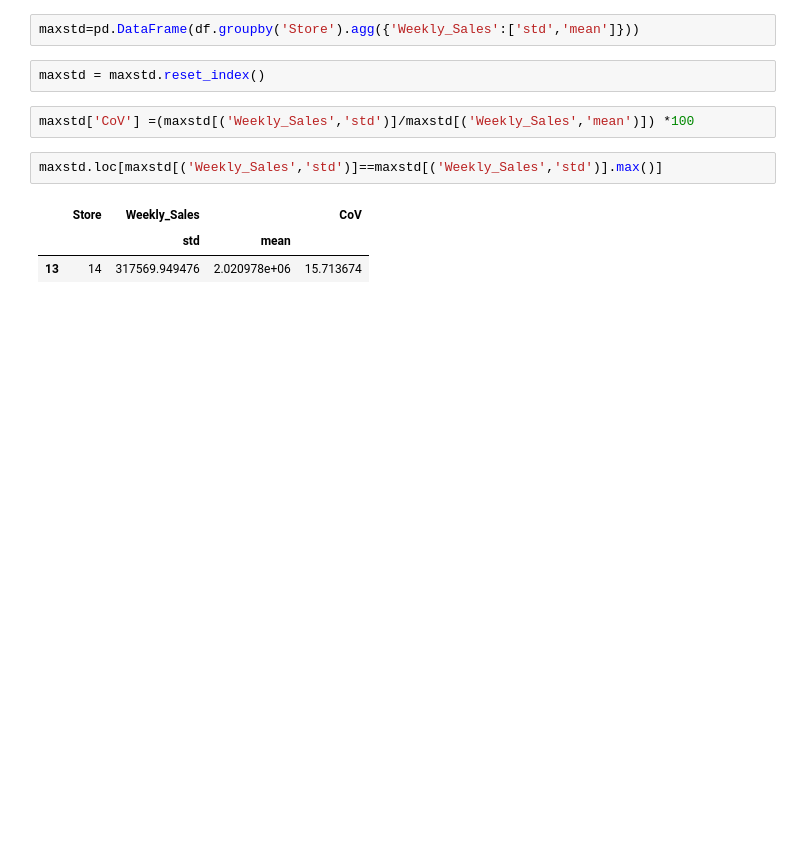
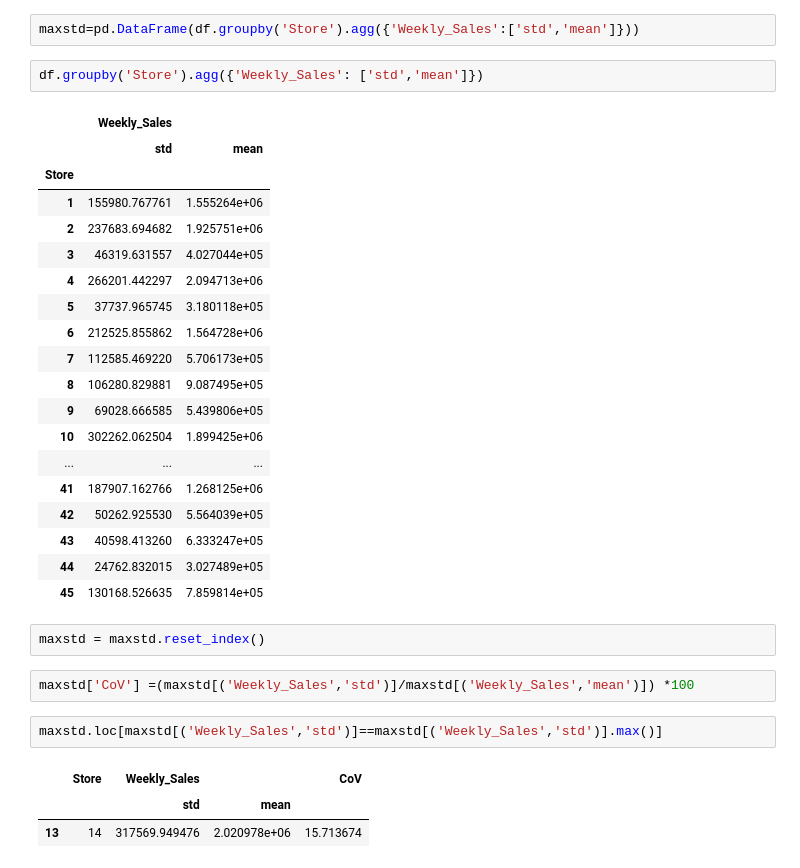
Before and after one commit to nehawakade/DataMiningApplications, a Jupyter notebook: Week1Assignment/Assignment_1_Walmart_Store_sales.ipynb, the cells around one changed output. Saved outputs shown, nothing was run; the diff lists cells and outputs as text; blank space fills up the shorter version.

```diff
--- a/Week1Assignment/Assignment_1_Walmart_Store_sales.ipynb
+++ b/Week1Assignment/Assignment_1_Walmart_Store_sales.ipynb
@@ -102,5 +96,27 @@ Timestamp('2012-10-26 00:00:00')
 # %%
 maxstd=pd.DataFrame(df.groupby('Store').agg({'Weekly_Sales':['std','mean']}))
+# %%
+df.groupby('Store').agg({'Weekly_Sales': ['std','mean']})
+# %% [output]
+|  | Weekly_Sales |  |
+|  | std | mean |
+| Store |  |  |
+| 1 | 155980.767761 | 1.555264e+06 |
+| 2 | 237683.694682 | 1.925751e+06 |
+| 3 | 46319.631557 | 4.027044e+05 |
+| 4 | 266201.442297 | 2.094713e+06 |
+| 5 | 37737.965745 | 3.180118e+05 |
+| 6 | 212525.855862 | 1.564728e+06 |
+| 7 | 112585.469220 | 5.706173e+05 |
+| 8 | 106280.829881 | 9.087495e+05 |
+| 9 | 69028.666585 | 5.439806e+05 |
+| 10 | 302262.062504 | 1.899425e+06 |
+| ... | ... | ... |
+| 41 | 187907.162766 | 1.268125e+06 |
+| 42 | 50262.925530 | 5.564039e+05 |
+| 43 | 40598.413260 | 6.333247e+05 |
+| 44 | 24762.832015 | 3.027489e+05 |
+| 45 | 130168.526635 | 7.859814e+05 |
 # %%
 maxstd = maxstd.reset_index()
 # %%
```
Also changed, not shown: parts of 14 cells of this notebook, 4 other files.
